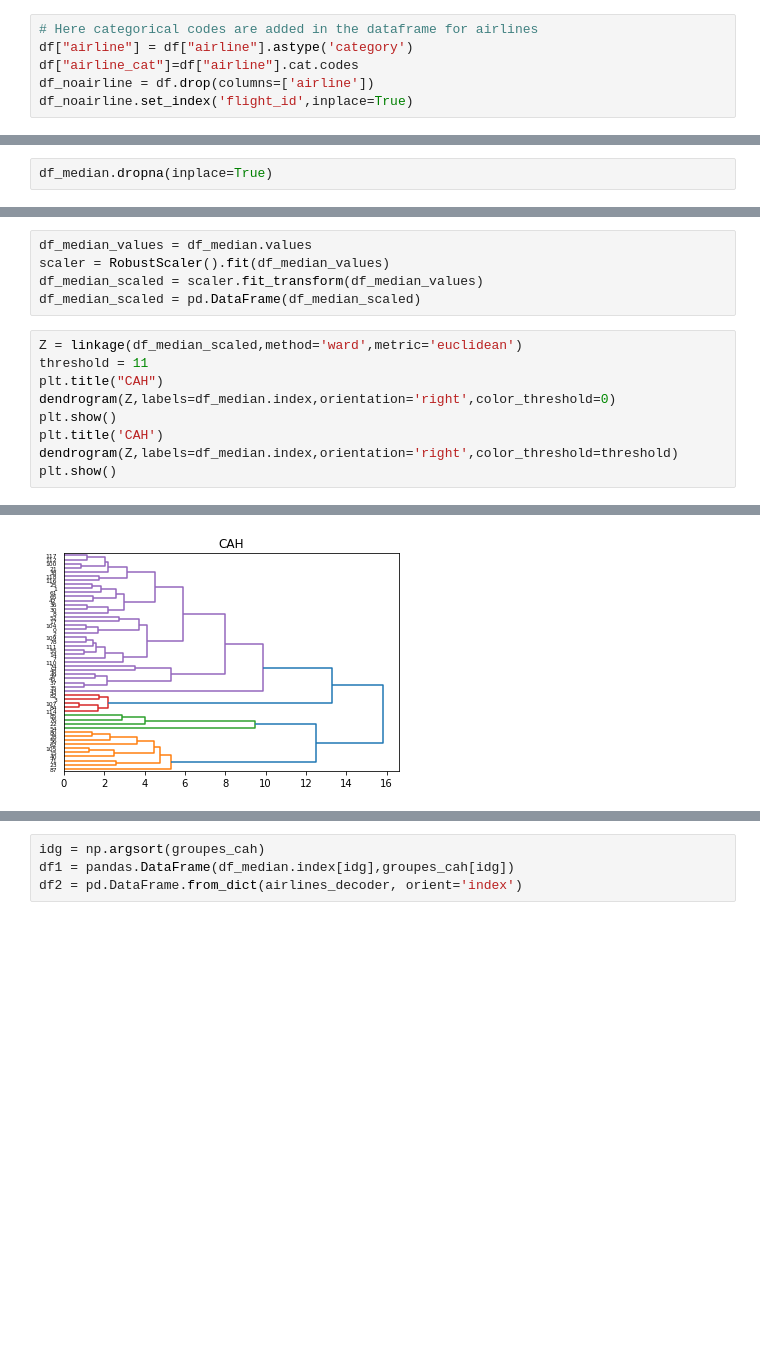
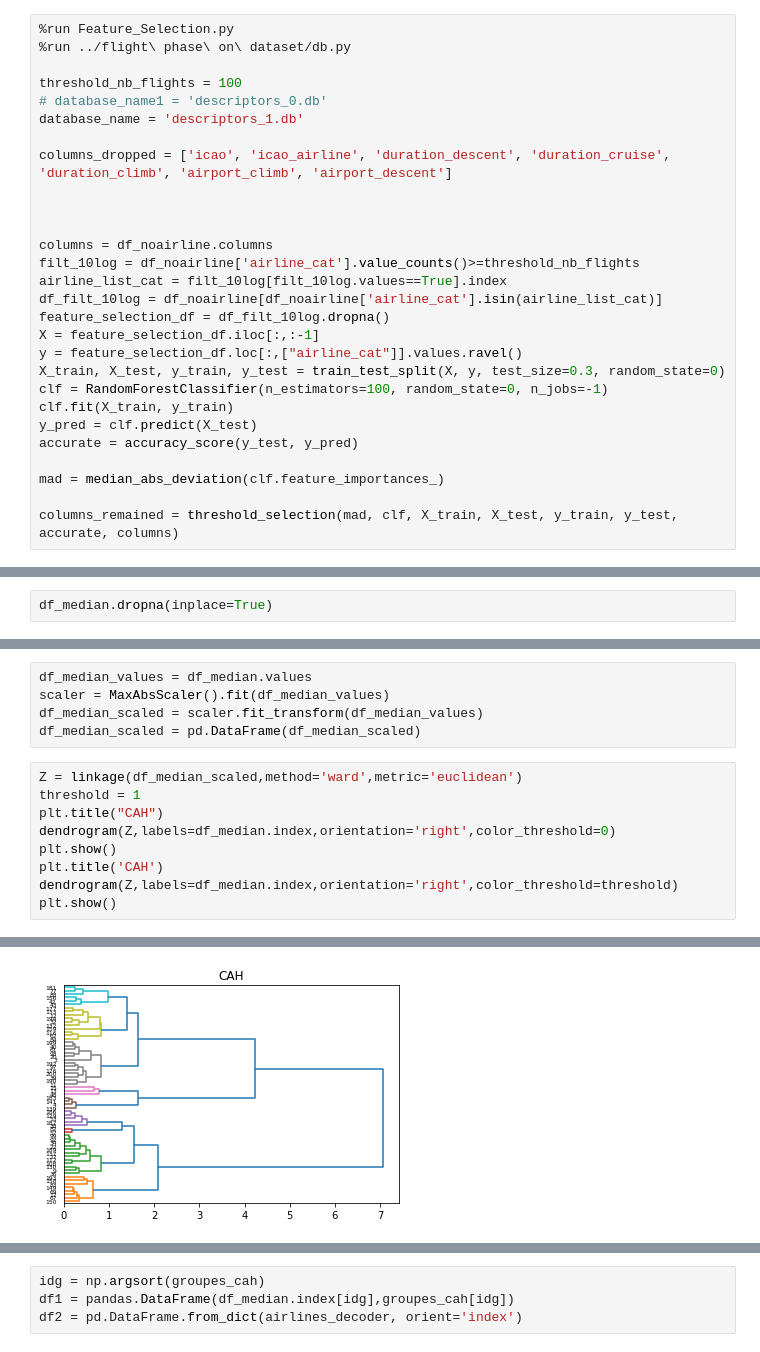
Before and after one commit to JZYoshi/AFDA, a Jupyter notebook: classification/Classification.ipynb, the cells around one changed output, grey strips where cells are left out. Cells and saved outputs as stored; diff of their text form; blank space fills up the shorter version.

```diff
--- a/classification/Classification.ipynb
+++ b/classification/Classification.ipynb
@@ -48,6 +22,28 @@ df.dropna(subset = ['airline'], inplace = True)
-# %%
-# Here categorical codes are added in the dataframe for airlines
-df["airline"] = df["airline"].astype('category')
-df["airline_cat"]=df["airline"].cat.codes
-df_noairline = df.drop(columns=['airline'])
-df_noairline.set_index('flight_id',inplace=True)
+# %%
+%run Feature_Selection.py
+%run ../flight\ phase\ on\ dataset/db.py
+
+threshold_nb_flights = 100
+# database_name1 = 'descriptors_0.db'
+database_name = 'descriptors_1.db'
+
+columns_dropped = ['icao', 'icao_airline', 'duration_descent', 'duration_cruise', 'duration_climb', 'airport_climb', 'airport_descent']
+
+
+
+columns = df_noairline.columns
+filt_10log = df_noairline['airline_cat'].value_counts()>=threshold_nb_flights
+airline_list_cat = filt_10log[filt_10log.values==True].index
+df_filt_10log = df_noairline[df_noairline['airline_cat'].isin(airline_list_cat)]
+feature_selection_df = df_filt_10log.dropna()
+X = feature_selection_df.iloc[:,:-1]
+y = feature_selection_df.loc[:,["airline_cat"]].values.ravel()
+X_train, X_test, y_train, y_test = train_test_split(X, y, test_size=0.3, random_state=0)
+clf = RandomForestClassifier(n_estimators=100, random_state=0, n_jobs=-1)
+clf.fit(X_train, y_train)
+y_pred = clf.predict(X_test)
+accurate = accuracy_score(y_test, y_pred)
+
+mad = median_abs_deviation(clf.feature_importances_)
+
+columns_remained = threshold_selection(mad, clf, X_train, X_test, y_train, y_test, accurate, columns)
@@ -134,12 +148,12 @@ Index(['avg_vertrate_speed_descent', 'std_vertrate_speed_descent',
       dtype='object')
 # %%
 df_median_values = df_median.values
-scaler = RobustScaler().fit(df_median_values)
+scaler = MaxAbsScaler().fit(df_median_values)
 df_median_scaled = scaler.fit_transform(df_median_values)
 df_median_scaled = pd.DataFrame(df_median_scaled)
 # %%
 Z = linkage(df_median_scaled,method='ward',metric='euclidean')
-threshold = 11
+threshold = 1
 plt.title("CAH")
 dendrogram(Z,labels=df_median.index,orientation='right',color_threshold=0)
 plt.show()
@@ -151,4 +165,4 @@ plt.show()
-[figure, old version]
+[figure, new version]
 # %%
 import numpy as np
 import pandas
```
Also changed, not shown: parts of 22 cells of this notebook.
